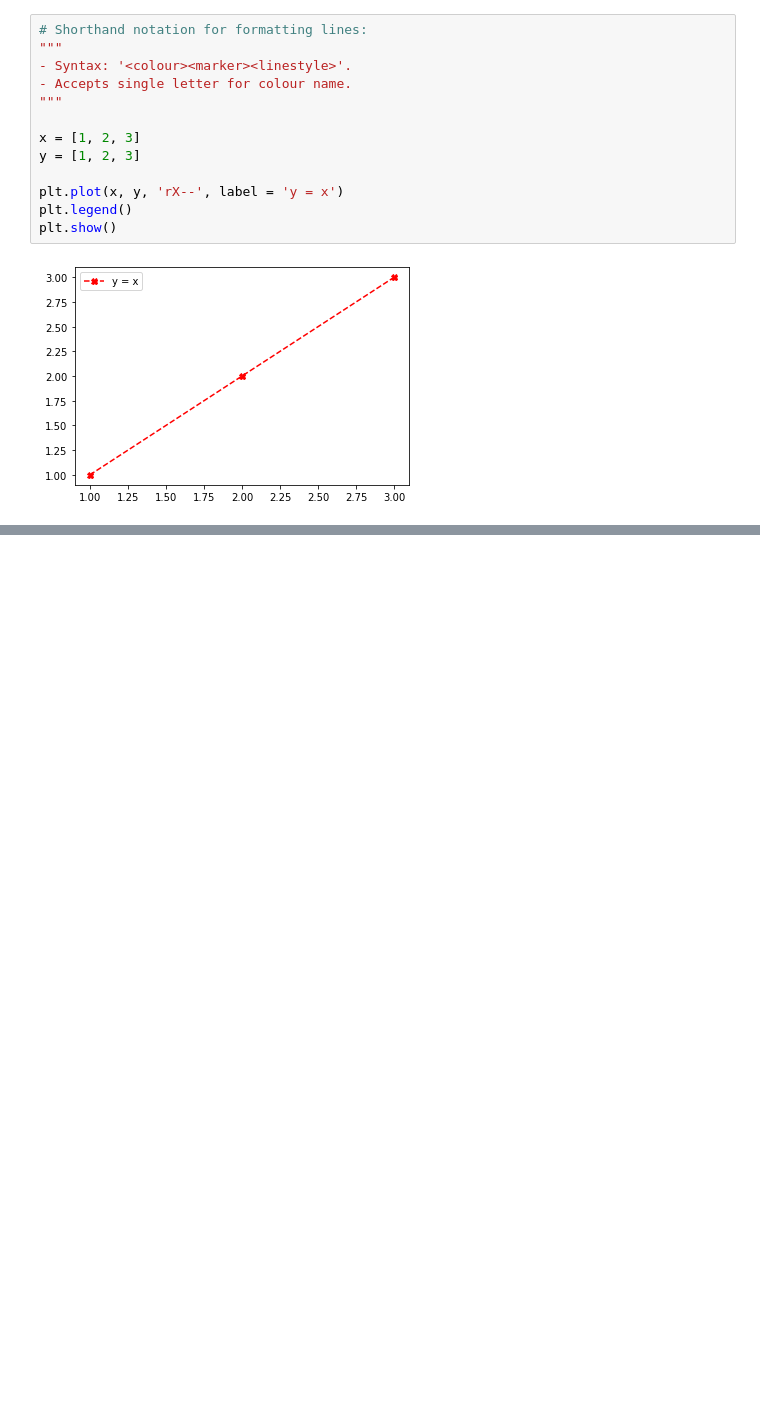
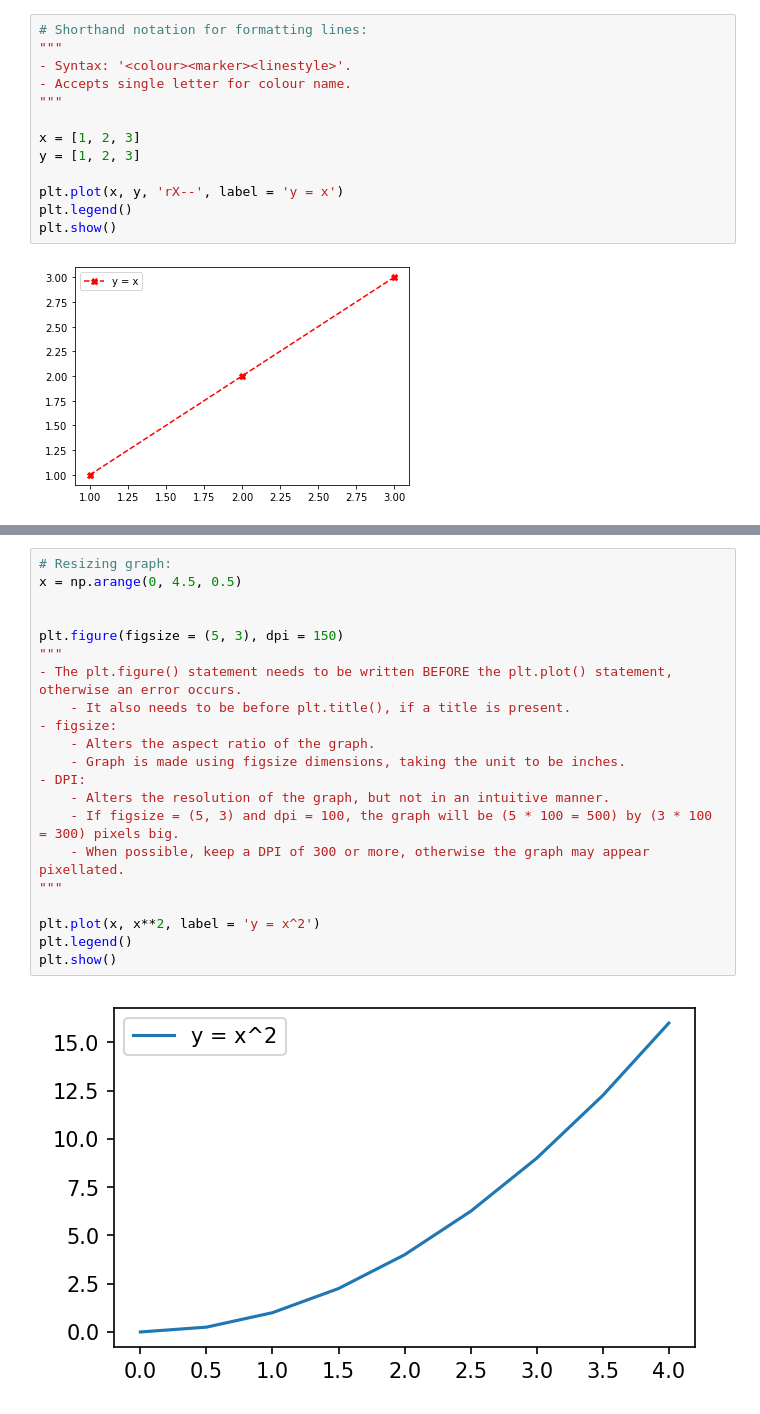
Before and after one commit to Manittecool1213/PathPlanning, a Jupyter notebook: matplotlib-notes.ipynb, the cells around one changed output, grey strips where cells are left out. Drawn from its saved outputs; the diff is of its cells as text; blank space fills up the shorter version.

```diff
--- a/matplotlib-notes.ipynb
+++ b/matplotlib-notes.ipynb
@@ -94,0 +138,23 @@ plt.show()
+# %%
+# Resizing graph:
+x = np.arange(0, 4.5, 0.5)
+
+
+plt.figure(figsize = (5, 3), dpi = 150)
+"""
+- The plt.figure() statement needs to be written BEFORE the plt.plot() statement, otherwise an error occurs.
+    - It also needs to be before plt.title(), if a title is present.
+- figsize:
+    - Alters the aspect ratio of the graph.
+    - Graph is made using figsize dimensions, taking the unit to be inches.
+- DPI:
+    - Alters the resolution of the graph, but not in an intuitive manner.
+    - If figsize = (5, 3) and dpi = 100, the graph will be (5 * 100 = 500) by (3 * 100 = 300) pixels big.
+    - When possible, keep a DPI of 300 or more, otherwise the graph may appear pixellated.
+"""
+
+plt.plot(x, x**2, label = 'y = x^2')
+plt.legend()
+plt.show()
+# %% [output]
+[figure, added]
```
Also changed, not shown: parts of 11 cells of this notebook, 4 other files.
